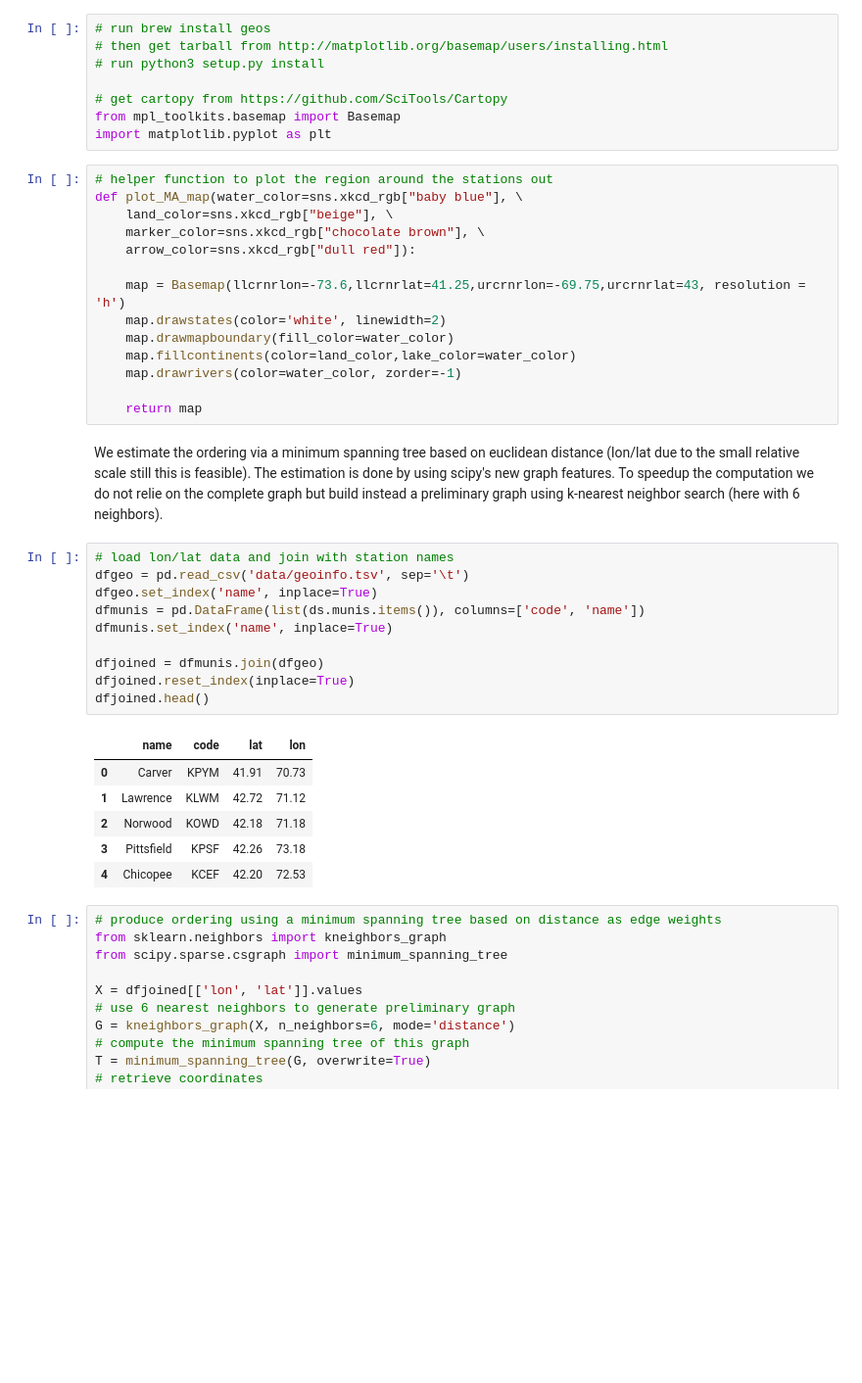
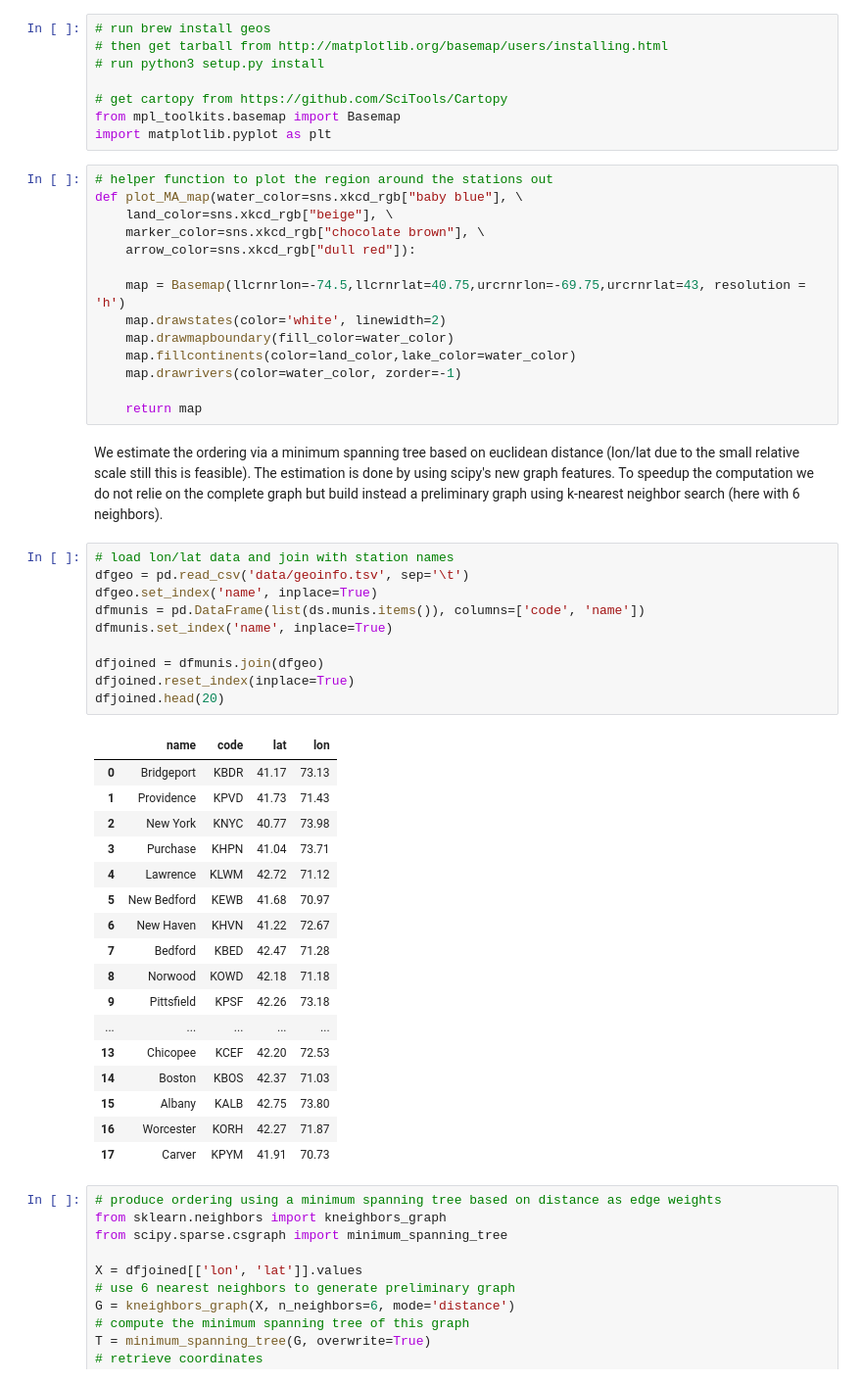
Before and after one commit to therealchuckliu/MCWeather, a Jupyter notebook: 02_Bayesian_Networks.ipynb, the cells around one changed output. Shown at 98% size. Drawn from its saved outputs; the diff is of its cells as text; blank space fills up the shorter version.

```diff
--- a/02_Bayesian_Networks.ipynb
+++ b/02_Bayesian_Networks.ipynb
@@ -78,7 +78,7 @@ def plot_MA_map(water_color=sns.xkcd_rgb["baby blue"], \
     marker_color=sns.xkcd_rgb["chocolate brown"], \
     arrow_color=sns.xkcd_rgb["dull red"]):
 
-    map = Basemap(llcrnrlon=-73.6,llcrnrlat=41.25,urcrnrlon=-69.75,urcrnrlat=43, resolution = 'h')
+    map = Basemap(llcrnrlon=-74.5,llcrnrlat=40.75,urcrnrlon=-69.75,urcrnrlat=43, resolution = 'h')
     map.drawstates(color='white', linewidth=2)
     map.drawmapboundary(fill_color=water_color)
     map.fillcontinents(color=land_color,lake_color=water_color)
@@ -90,20 +90,31 @@ We estimate the ordering via a minimum spanning tree based on euclidean distance
 # %%
 # load lon/lat data and join with station names
 dfgeo = pd.read_csv('data/geoinfo.tsv', sep='\t')
 dfgeo.set_index('name', inplace=True)
 dfmunis = pd.DataFrame(list(ds.munis.items()), columns=['code', 'name'])
 dfmunis.set_index('name', inplace=True)
 
 dfjoined = dfmunis.join(dfgeo)
 dfjoined.reset_index(inplace=True)
-dfjoined.head()
+dfjoined.head(20)
 # %% [output]
 |  | name | code | lat | lon |
-| 0 | Carver | KPYM | 41.91 | 70.73 |
-| 1 | Lawrence | KLWM | 42.72 | 71.12 |
-| 2 | Norwood | KOWD | 42.18 | 71.18 |
-| 3 | Pittsfield | KPSF | 42.26 | 73.18 |
-| 4 | Chicopee | KCEF | 42.20 | 72.53 |
+| 0 | Bridgeport | KBDR | 41.17 | 73.13 |
+| 1 | Providence | KPVD | 41.73 | 71.43 |
+| 2 | New York | KNYC | 40.77 | 73.98 |
+| 3 | Purchase | KHPN | 41.04 | 73.71 |
+| 4 | Lawrence | KLWM | 42.72 | 71.12 |
+| 5 | New Bedford | KEWB | 41.68 | 70.97 |
+| 6 | New Haven | KHVN | 41.22 | 72.67 |
+| 7 | Bedford | KBED | 42.47 | 71.28 |
+| 8 | Norwood | KOWD | 42.18 | 71.18 |
+| 9 | Pittsfield | KPSF | 42.26 | 73.18 |
+| ... | ... | ... | ... | ... |
+| 13 | Chicopee | KCEF | 42.20 | 72.53 |
+| 14 | Boston | KBOS | 42.37 | 71.03 |
+| 15 | Albany | KALB | 42.75 | 73.80 |
+| 16 | Worcester | KORH | 42.27 | 71.87 |
+| 17 | Carver | KPYM | 41.91 | 70.73 |
 # %%
 # produce ordering using a minimum spanning tree based on distance as edge weights
 from sklearn.neighbors import kneighbors_graph
```
Also changed, not shown: parts of 14 cells of this notebook, 4 other files.
